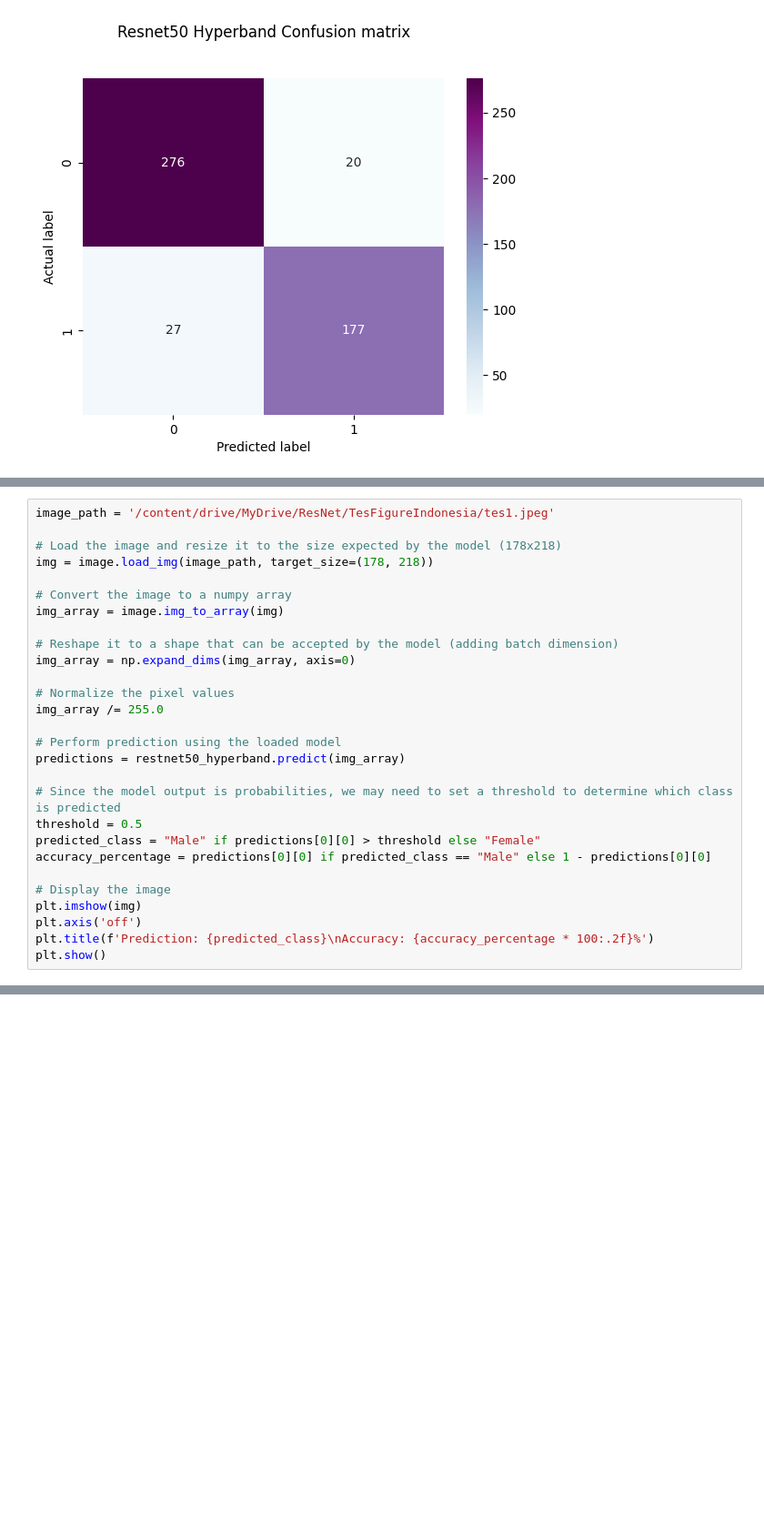
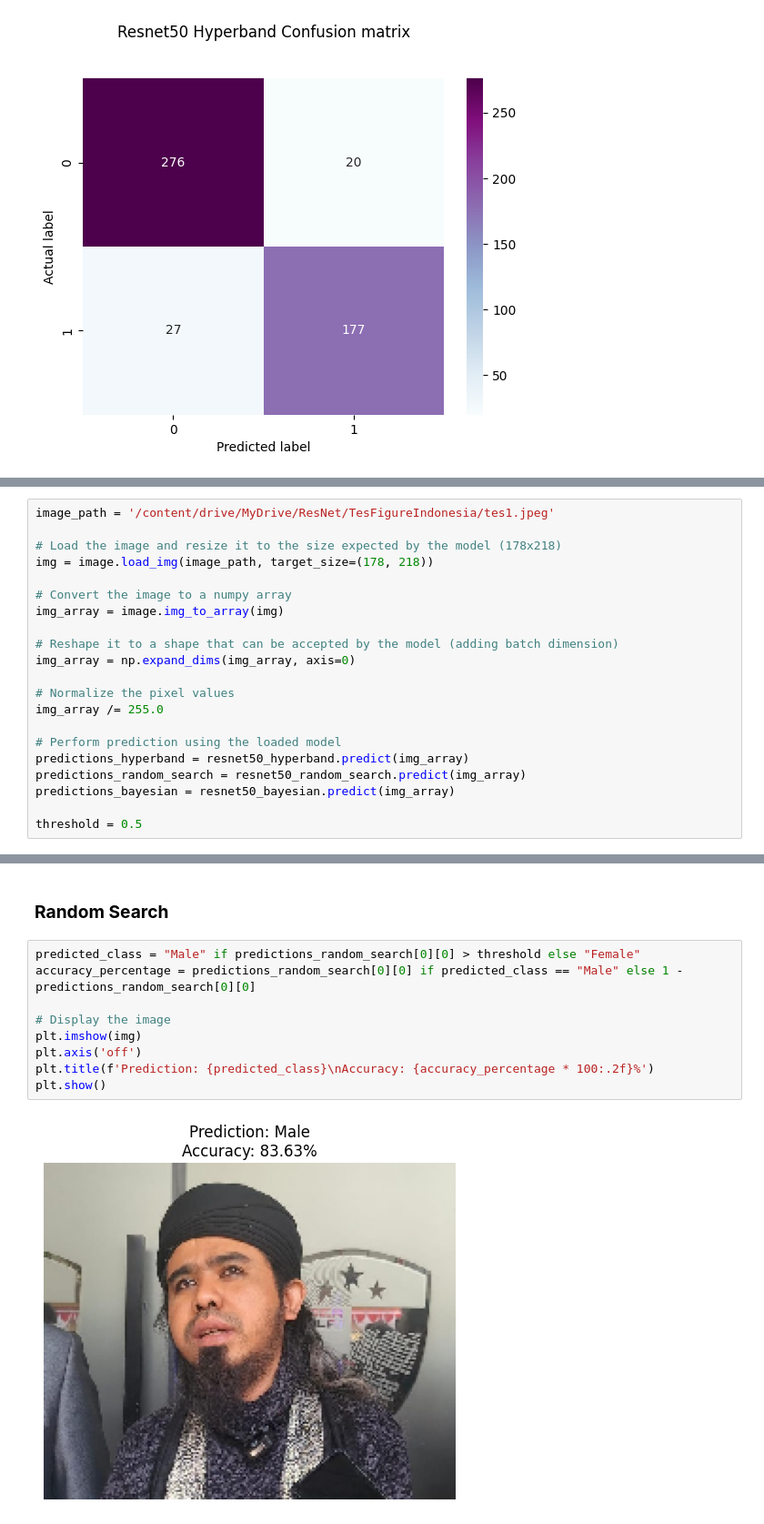
Before and after one commit to cyongkypranowo/DeepLearning-Gender-CLassification, a Jupyter notebook: Tensorflow_Resnet50_CelebA.ipynb, the cells around one changed output, grey strips where cells are left out. Shown at 91% size. Saved outputs shown, nothing was run; the diff lists cells and outputs as text; blank space fills up the shorter version.

```diff
--- a/Tensorflow_Resnet50_CelebA.ipynb
+++ b/Tensorflow_Resnet50_CelebA.ipynb
@@ -667,16 +669,9 @@ img_array = np.expand_dims(img_array, axis=0)
 img_array /= 255.0
 
 # Perform prediction using the loaded model
-predictions = restnet50_hyperband.predict(img_array)
+predictions_hyperband = resnet50_hyperband.predict(img_array)
+predictions_random_search = resnet50_random_search.predict(img_array)
+predictions_bayesian = resnet50_bayesian.predict(img_array)
 
-# Since the model output is probabilities, we may need to set a threshold to determine which class is predicted
 threshold = 0.5
-predicted_class = "Male" if predictions[0][0] > threshold else "Female"
-accuracy_percentage = predictions[0][0] if predicted_class == "Male" else 1 - predictions[0][0]
-
-# Display the image
-plt.imshow(img)
-plt.axis('off')
-plt.title(f'Prediction: {predicted_class}\nAccuracy: {accuracy_percentage * 100:.2f}%')
-plt.show()
 # %% [output]
@@ -684,0 +694,13 @@ plt.show()
+# %% [markdown]
+### **Random Search**
+# %%
+predicted_class = "Male" if predictions_random_search[0][0] > threshold else "Female"
+accuracy_percentage = predictions_random_search[0][0] if predicted_class == "Male" else 1 - predictions_random_search[0][0]
+
+# Display the image
+plt.imshow(img)
+plt.axis('off')
+plt.title(f'Prediction: {predicted_class}\nAccuracy: {accuracy_percentage * 100:.2f}%')
+plt.show()
+# %% [output]
+[figure, added]
```
Also changed, not shown: parts of 7 cells of this notebook.
